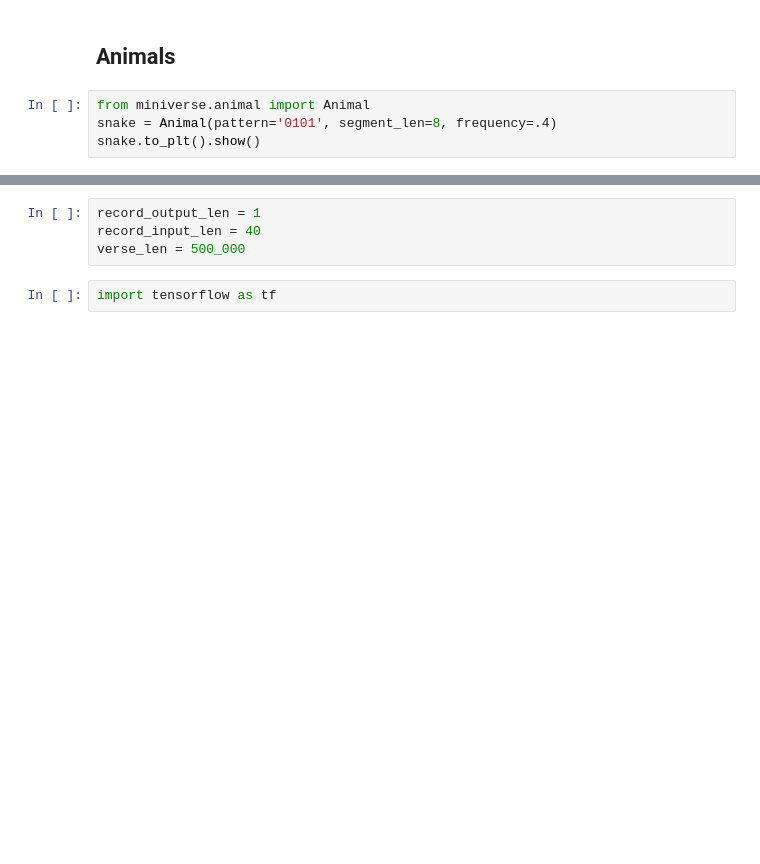
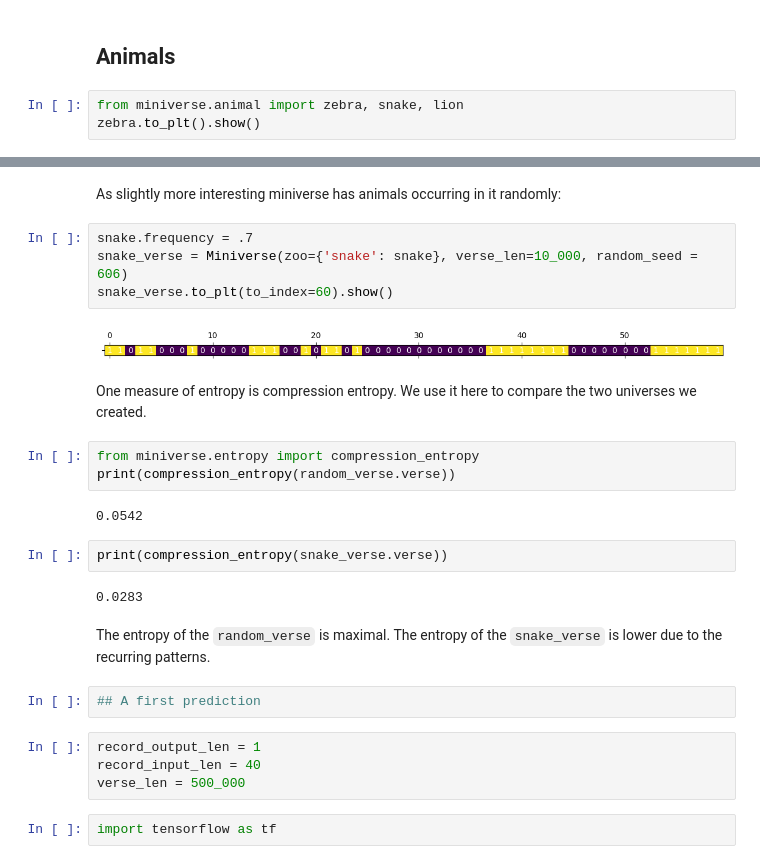
Before and after one commit to geohof/miniverse, a Jupyter notebook: notebooks/AnomaliesSavedModel.ipynb, the cells around one changed output, grey strips where cells are left out. Saved outputs shown, nothing was run; the diff lists cells and outputs as text; blank space fills up the shorter version.

Commit message:
Added entropy.

```diff
--- a/notebooks/AnomaliesSavedModel.ipynb
+++ b/notebooks/AnomaliesSavedModel.ipynb
@@ -12,7 +12,6 @@ sample_verse.to_plt().show()
 # %% [markdown]
 ## Animals
 # %%
-from miniverse.animal import Animal
-snake = Animal(pattern='0101', segment_len=8, frequency=.4)
-snake.to_plt().show()
+from miniverse.animal import zebra, snake, lion
+zebra.to_plt().show()
 # %% [output]
@@ -32,3 +37,26 @@ lion.to_plt().show()
+# %% [markdown]
+As slightly more interesting miniverse has animals occurring in it randomly:
+# %%
+snake.frequency = .7
+snake_verse = Miniverse(zoo={'snake': snake}, verse_len=10_000, random_seed = 606)
+snake_verse.to_plt(to_index=60).show()
+# %% [output]
+[figure, added]
+# %% [markdown]
+One measure of entropy is compression entropy. We use it here to compare the two universes we created.
+# %%
+from miniverse.entropy import compression_entropy
+print(compression_entropy(random_verse.verse))
+# %% [output]
+0.0542
+# %%
+print(compression_entropy(snake_verse.verse))
+# %% [output]
+0.0283
+# %% [markdown]
+The entropy of the `random_verse` is maximal. The entropy of the `snake_verse` is lower due to the recurring patterns.
+# %%
+## A first prediction
 # %%
 record_output_len = 1
 record_input_len = 40
```
Also changed, not shown: parts of 14 cells of this notebook, 5 other files.
